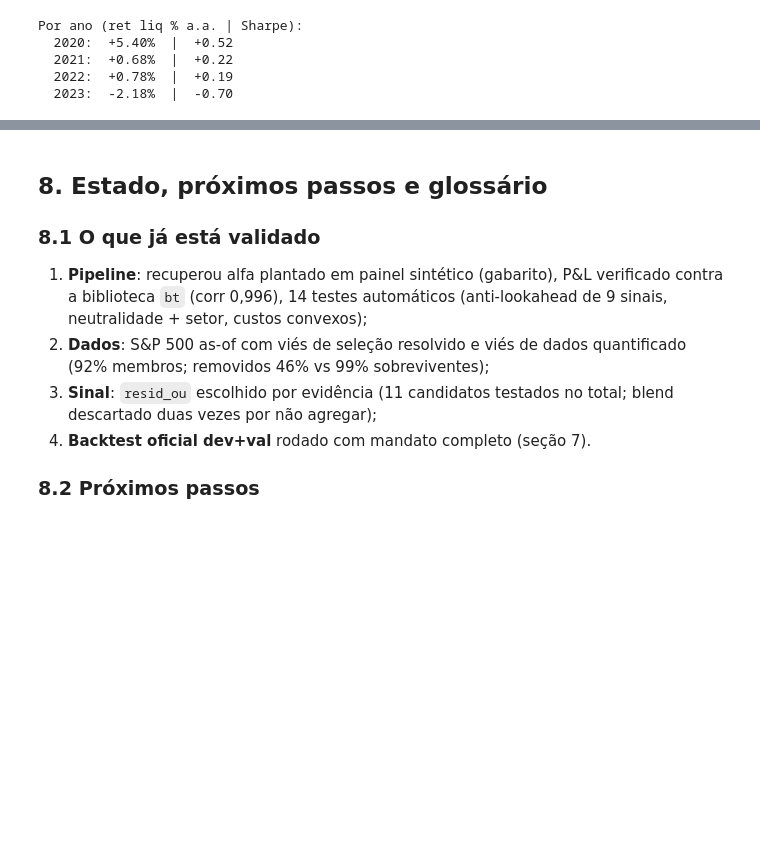
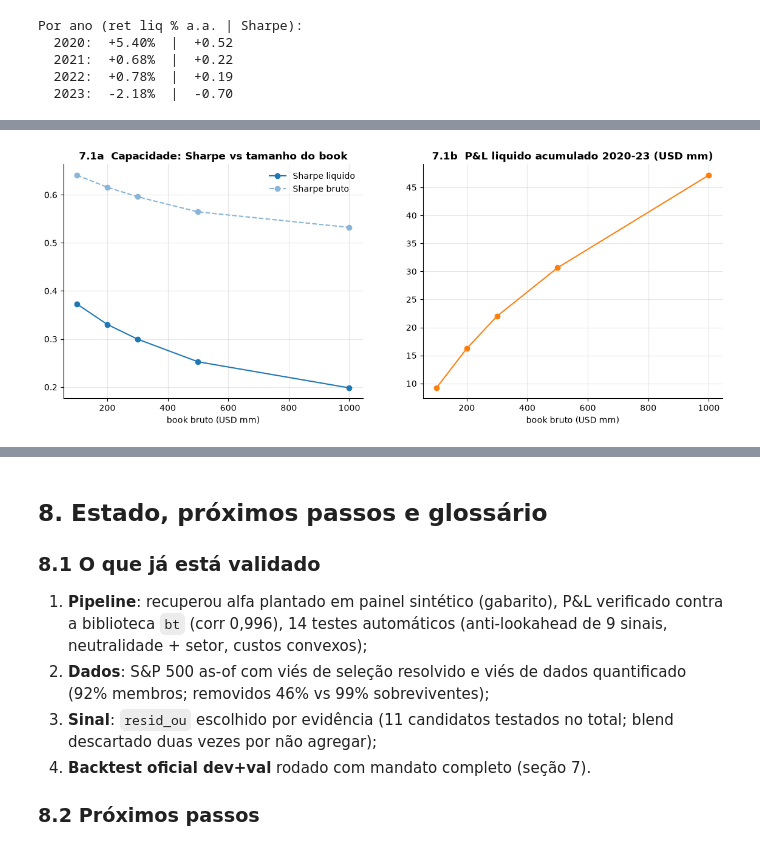
Before and after one commit to luccazogbi/desafio-itau-2026, a Jupyter notebook: notebooks/pipeline_walkthrough.ipynb, the cells around one changed output, grey strips where cells are left out. Cells and saved outputs as stored; diff of their text form; code cells hidden in the pictures; blank space fills up the shorter version.

```diff
--- a/notebooks/pipeline_walkthrough.ipynb
+++ b/notebooks/pipeline_walkthrough.ipynb
@@ -702,0 +713,20 @@ Por ano (ret liq % a.a. | Sharpe):
+# %%
+# ---- Curva de capacidade: Sharpe liquido e P&L por tamanho de book ----
+# Cada linha veio de um backtest COMPLETO (dev+val) naquele tamanho.
+curva_capacidade = pd.read_parquet(raiz_projeto / "reports" / "capacity_analysis.parquet")
+
+fig, eixos = plt.subplots(1, 2, figsize=(14, 5))
+curva_capacidade["sharpe_liquido"].plot(ax=eixos[0], marker="o",
+                                        color=PALETTE["strategy"], label="Sharpe liquido")
+curva_capacidade["sharpe_bruto"].plot(ax=eixos[0], marker="o", ls="--",
+                                      color=PALETTE["gross"], label="Sharpe bruto")
+eixos[0].set_title("7.1a  Capacidade: Sharpe vs tamanho do book")
+eixos[0].set_xlabel("book bruto (USD mm)"); eixos[0].legend()
+curva_capacidade["pnl_liquido_usd_mm"].plot(ax=eixos[1], marker="o", color=PALETTE["cost"])
+eixos[1].set_title("7.1b  P&L liquido acumulado 2020-23 (USD mm)")
+eixos[1].set_xlabel("book bruto (USD mm)")
+plt.show()
+
+curva_capacidade.round(3)
+# %% [output]
+[figure, added]
```
Also changed, not shown: parts of 6 cells of this notebook, 7 other files.
